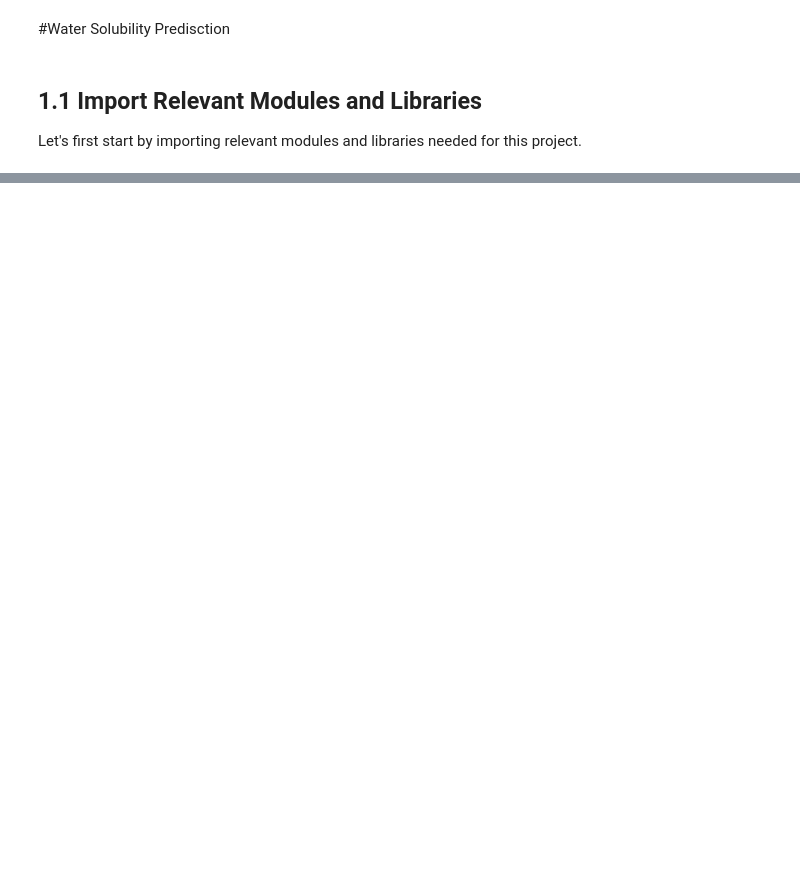
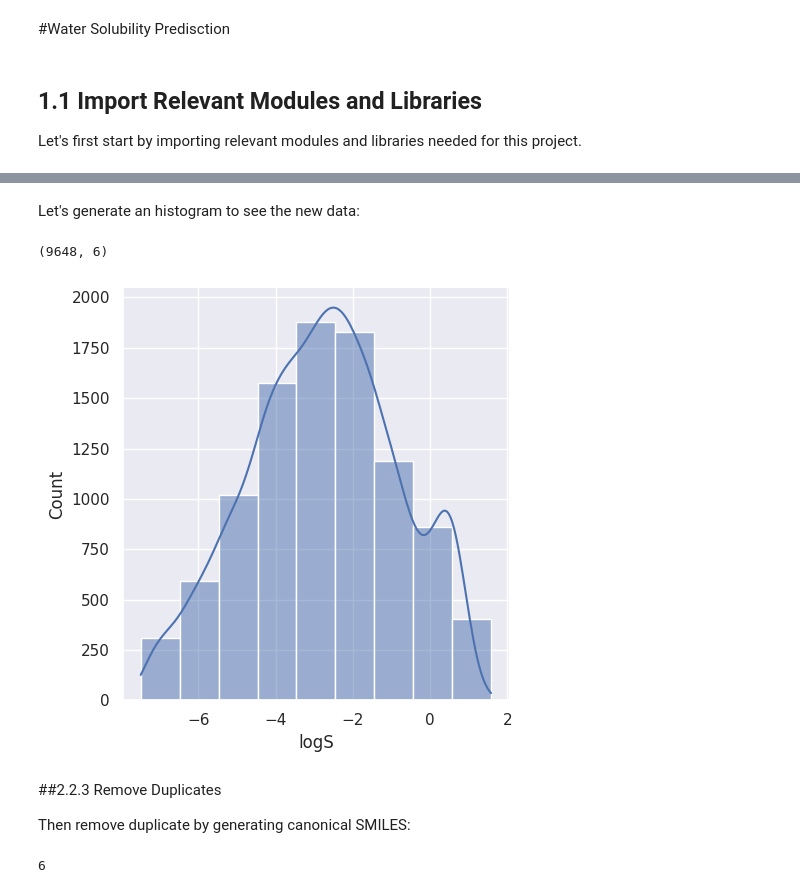
Before and after one commit to LucasCossard/WSPP_Projectppchem, a Jupyter notebook: Notebook_WSP.ipynb, the cells around one changed output, grey strips where cells are left out. Cells and saved outputs as stored; diff of their text form; code cells hidden in the pictures; blank space fills up the shorter version.

```diff
--- a/Notebook_WSP.ipynb
+++ b/Notebook_WSP.ipynb
@@ -51,0 +161,14 @@ from tqdm import tqdm
+# %%
+new_data_solubility = data_solubility[data_solubility.logS.apply(lambda x: x > -7.5 and x < 1.7)]
+# %% [markdown]
+Let's generate an histogram to see the new data:
+# %%
+sn.displot(data=new_data_solubility, x='logS', binwidth=1,kde=True)
+new_data_solubility.shape
+# %% [output]
+(9648, 6)
+[figure, added]
+# %% [markdown]
+##2.2.3 Remove Duplicates
+
+Then remove duplicate by generating canonical SMILES:
@@ -51,0 +180,12 @@ from tqdm import tqdm
+# %%
+# Generate canonical Smiles using the function
+canon_smiles = canonical_SMILES(new_data_solubility.SMILES)
+
+# Replace SMILES column with canonical SMILES
+new_data_solubility["SMILES"] = canon_smiles
+
+# Create a list for duplicate smiles
+duplicate_smiles = new_data_solubility[new_data_solubility['SMILES'].duplicated()]['SMILES'].values
+len(duplicate_smiles)
+# %% [output]
+6
```
Also changed, not shown: parts of 23 cells of this notebook.
